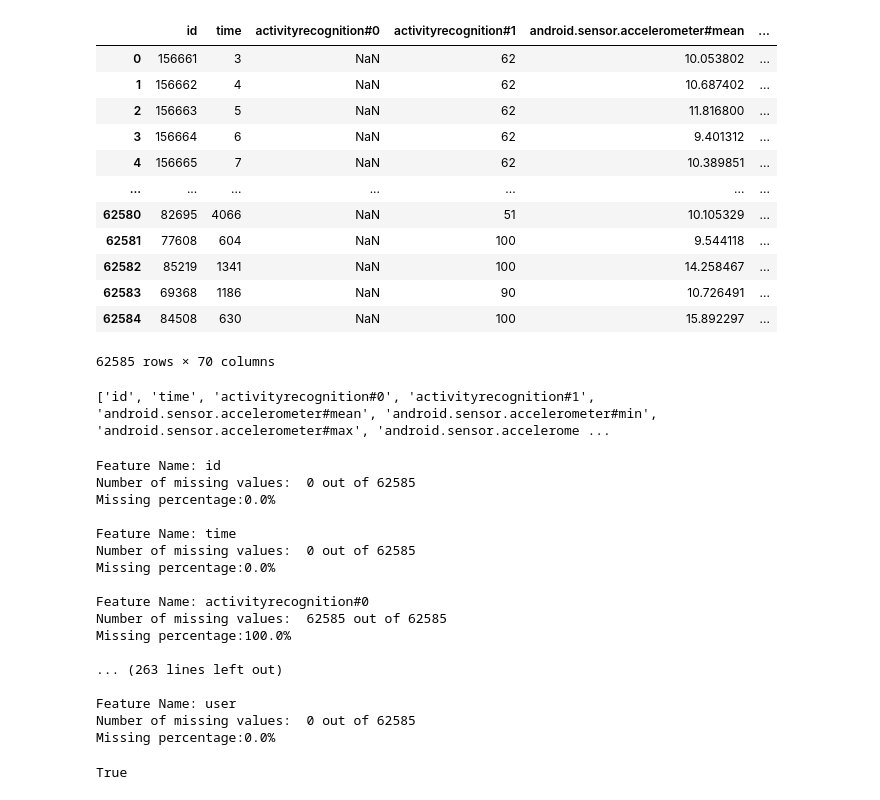
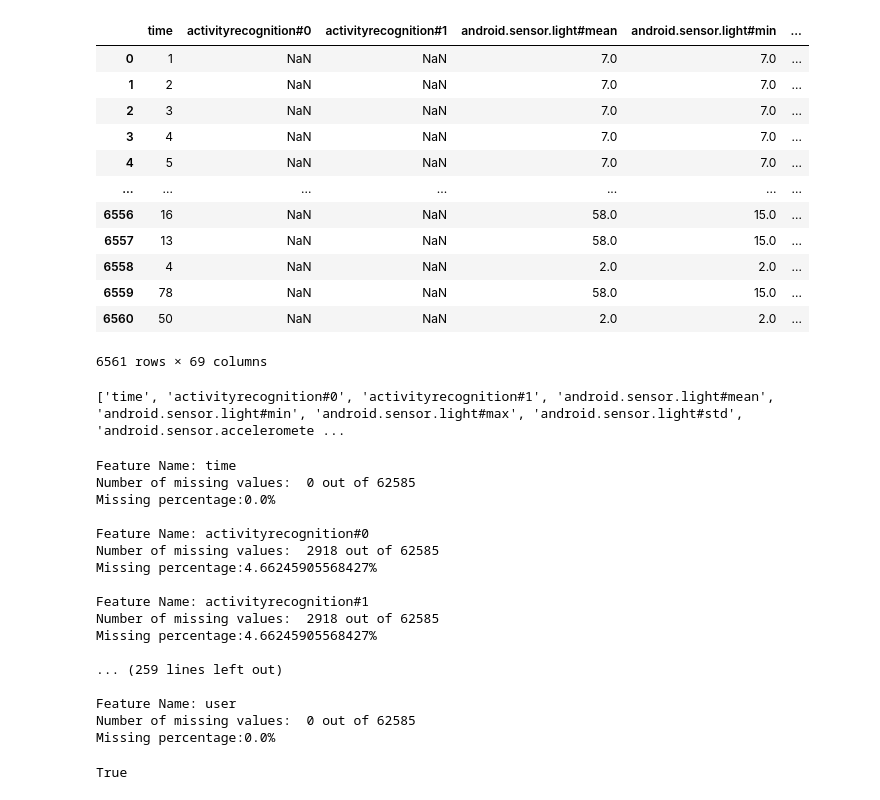
Before and after one commit to edvar82/hc_analysis, a Jupyter notebook: v2/data_pre_processing.ipynb, the cells around one changed output. Saved outputs shown, nothing was run; the diff lists cells and outputs as text; code cells hidden in the pictures.

```diff
--- a/v2/data_pre_processing.ipynb
+++ b/v2/data_pre_processing.ipynb
@@ -1,23 +1,23 @@
 # %%
 import pandas as pd
 
-df = pd.read_csv('../dataset_halfSecondWindow.csv')
+df = pd.read_csv('../dataset_balanced.csv')
 
 df
 # %% [output]
-|  | id | time | activityrecognition#0 | activityrecognition#1 | android.sensor.accelerometer#mean | ... |
-| 0 | 156661 | 3 | NaN | 62 | 10.053802 | ... |
-| 1 | 156662 | 4 | NaN | 62 | 10.687402 | ... |
-| 2 | 156663 | 5 | NaN | 62 | 11.816800 | ... |
-| 3 | 156664 | 6 | NaN | 62 | 9.401312 | ... |
-| 4 | 156665 | 7 | NaN | 62 | 10.389851 | ... |
+|  | time | activityrecognition#0 | activityrecognition#1 | android.sensor.light#mean | android.sensor.light#min | ... |
+| 0 | 1 | NaN | NaN | 7.0 | 7.0 | ... |
+| 1 | 2 | NaN | NaN | 7.0 | 7.0 | ... |
+| 2 | 3 | NaN | NaN | 7.0 | 7.0 | ... |
+| 3 | 4 | NaN | NaN | 7.0 | 7.0 | ... |
+| 4 | 5 | NaN | NaN | 7.0 | 7.0 | ... |
 | ... | ... | ... | ... | ... | ... | ... |
-| 62580 | 82695 | 4066 | NaN | 51 | 10.105329 | ... |
-| 62581 | 77608 | 604 | NaN | 100 | 9.544118 | ... |
-| 62582 | 85219 | 1341 | NaN | 100 | 14.258467 | ... |
-| 62583 | 69368 | 1186 | NaN | 90 | 10.726491 | ... |
-| 62584 | 84508 | 630 | NaN | 100 | 15.892297 | ... |
+| 6556 | 16 | NaN | NaN | 58.0 | 15.0 | ... |
+| 6557 | 13 | NaN | NaN | 58.0 | 15.0 | ... |
+| 6558 | 4 | NaN | NaN | 2.0 | 2.0 | ... |
+| 6559 | 78 | NaN | NaN | 58.0 | 15.0 | ... |
+| 6560 | 50 | NaN | NaN | 2.0 | 2.0 | ... |
-62585 rows × 70 columns
+6561 rows × 69 columns
 # %%
 column_lst = list(df.columns)
 mostly_null = []
@@ -26,7 +26,7 @@ no_null = []
 # %%
 print(column_lst)
 # %% [output]
-['id', 'time', 'activityrecognition#0', 'activityrecognition#1', 'android.sensor.accelerometer#mean', 'android.sensor.accelerometer#min', 'android.sensor.accelerometer#max', 'android.sensor.accelerome ...
+['time', 'activityrecognition#0', 'activityrecognition#1', 'android.sensor.light#mean', 'android.sensor.light#min', 'android.sensor.light#max', 'android.sensor.light#std', 'android.sensor.acceleromete ...
 # %%
 for i in column_lst:
     percentage = (df[i].isnull().sum()*100)/62585
@@ -42,19 +42,19 @@ for i in column_lst:
     print("Missing percentage:"+str(percentage)+"%")
     print()
 # %% [output]
-Feature Name: id
-Number of missing values:  0 out of 62585
-Missing percentage:0.0%
-
 Feature Name: time
 Number of missing values:  0 out of 62585
 Missing percentage:0.0%
 
 Feature Name: activityrecognition#0
-Number of missing values:  62585 out of 62585
-Missing percentage:100.0%
+Number of missing values:  2918 out of 62585
+Missing percentage:4.66245905568427%
 
-... (263 lines left out)
+Feature Name: activityrecognition#1
+Number of missing values:  2918 out of 62585
+Missing percentage:4.66245905568427%
+
+... (259 lines left out)
 
 Feature Name: user
 Number of missing values:  0 out of 62585
```
Also changed, not shown: parts of 34 cells of this notebook, 7 other files.
